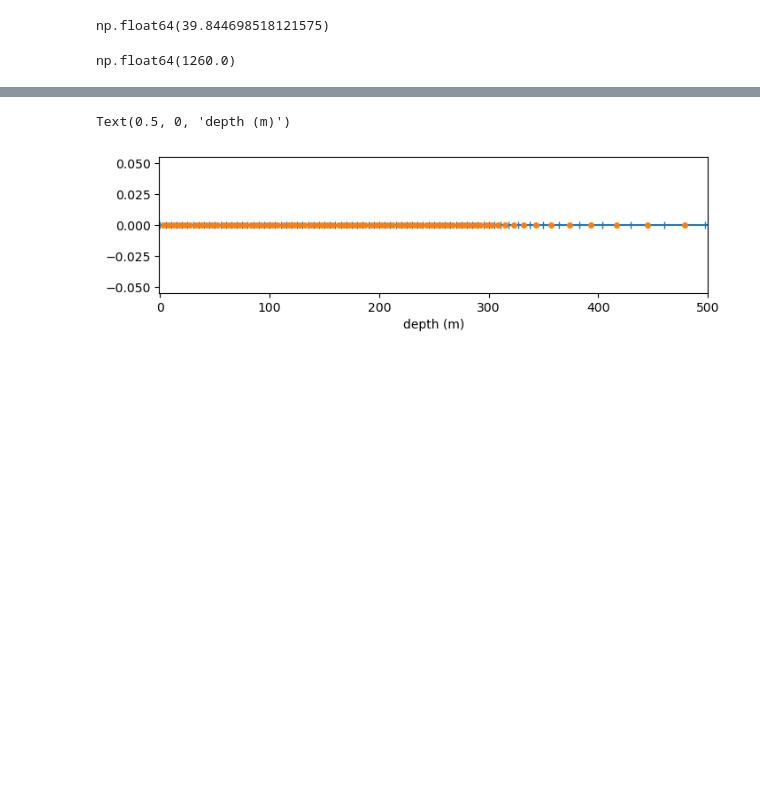
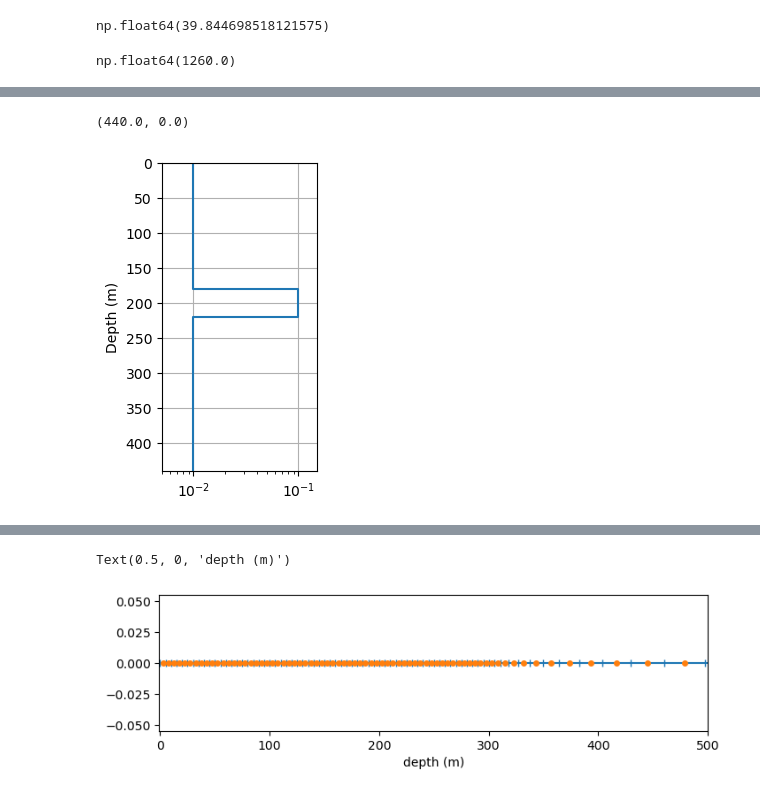
Before and after one commit to ubcgif/2024-aqgeo-meeting-em-tutorial, a Jupyter notebook: 4-inversion-1D.ipynb, the cells around one changed output, grey strips where cells are left out. Saved outputs shown, nothing was run; the diff lists cells and outputs as text; code cells hidden in the pictures; blank space fills up the shorter version.

```diff
--- a/4-inversion-1D.ipynb
+++ b/4-inversion-1D.ipynb
@@ -68,0 +76,15 @@ np.float64(1260.0)
+# %%
+m_true = np.log(np.r_[sigma_back, sigma_target, sigma_back])
+thicknesses_true = np.r_[target_depth.min(), target_thickness]
+simulation_3layer = tdem.Simulation1DLayered(
+    survey=tdem.Survey([src]), thicknesses=thicnkesses_true, sigmaMap=maps.ExpMap(nP=3)
+)
+# %%
+fig, ax = plt.subplots(1, 1, figsize=(2, 4))
+plot_1d_layer_model(thicknesses_true, np.exp(m_true), ax=ax)
+ax.grid()
+ax.set_xlim(0.5*sigma_back, 1.5*sigma_target)
+ax.set_ylim([target_depth.max()*2, 0])
+# %% [output]
+(440.0, 0.0)
+[figure, added]
```
Also changed, not shown: parts of 28 cells of this notebook, 4 other files.
